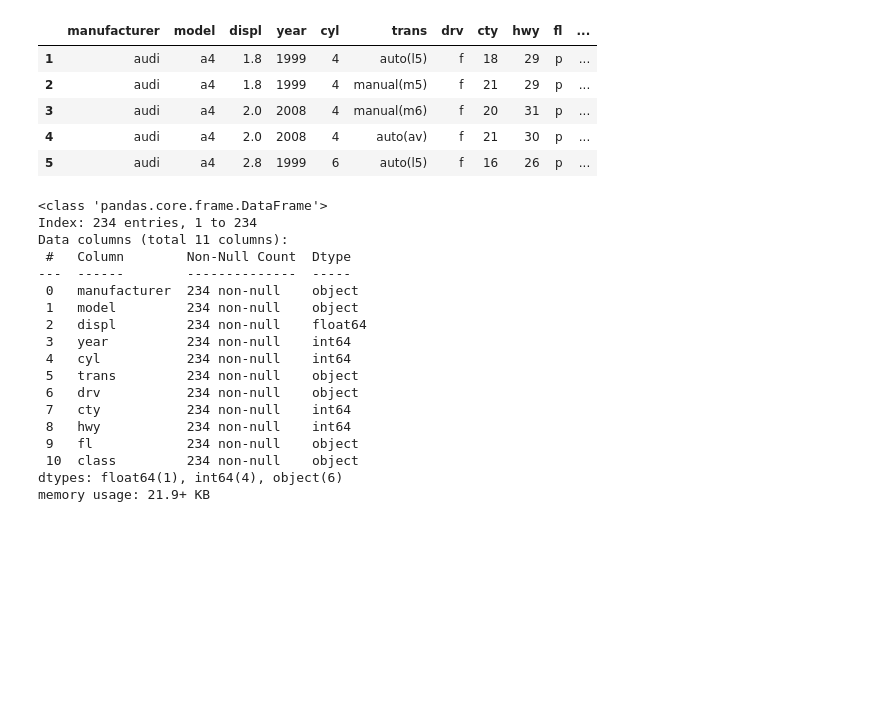
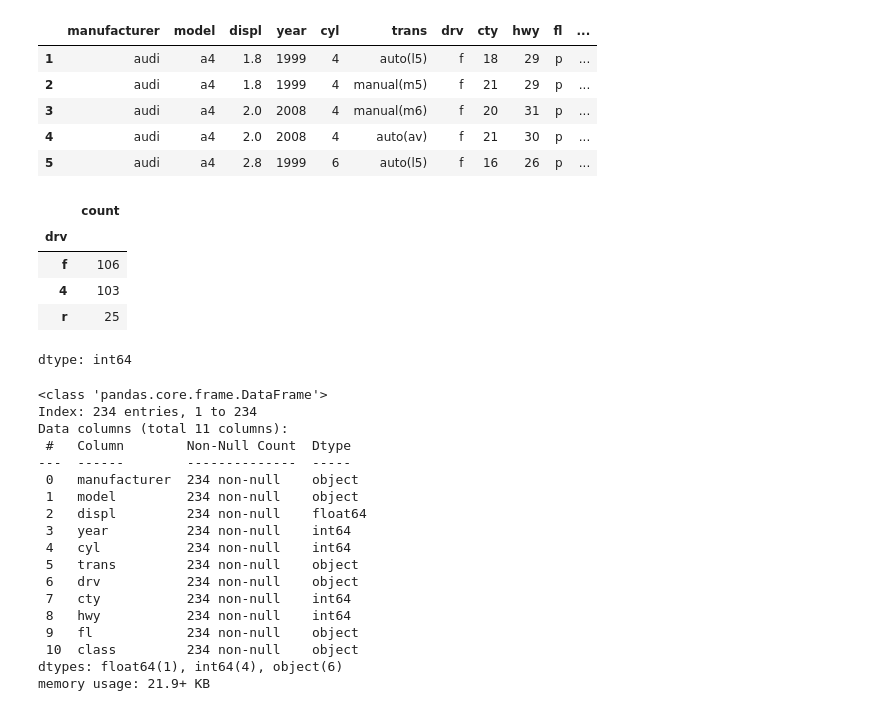
Before and after one commit to qwerty141516/2026-BDA-, a Jupyter notebook: code/02w_python_basic.ipynb, the cells around one changed output. Drawn from its saved outputs; the diff is of its cells as text; code cells hidden in the pictures; blank space fills up the shorter version.

```diff
--- a/code/02w_python_basic.ipynb
+++ b/code/02w_python_basic.ipynb
@@ -280,6 +280,15 @@ mpg.head()
 | 3 | audi | a4 | 2.0 | 2008 | 4 | manual(m6) | f | 20 | 31 | p | ... |
 | 4 | audi | a4 | 2.0 | 2008 | 4 | auto(av) | f | 21 | 30 | p | ... |
 | 5 | audi | a4 | 2.8 | 1999 | 6 | auto(l5) | f | 16 | 26 | p | ... |
+# %%
+mpg.drv.value_counts()
+# %% [output]
+|  | count |
+| drv |  |
+| f | 106 |
+| 4 | 103 |
+| r | 25 |
+dtype: int64
 # %%
 mpg.info()
 # %% [output]
```
Also changed, not shown: parts of 81 cells of this notebook.
